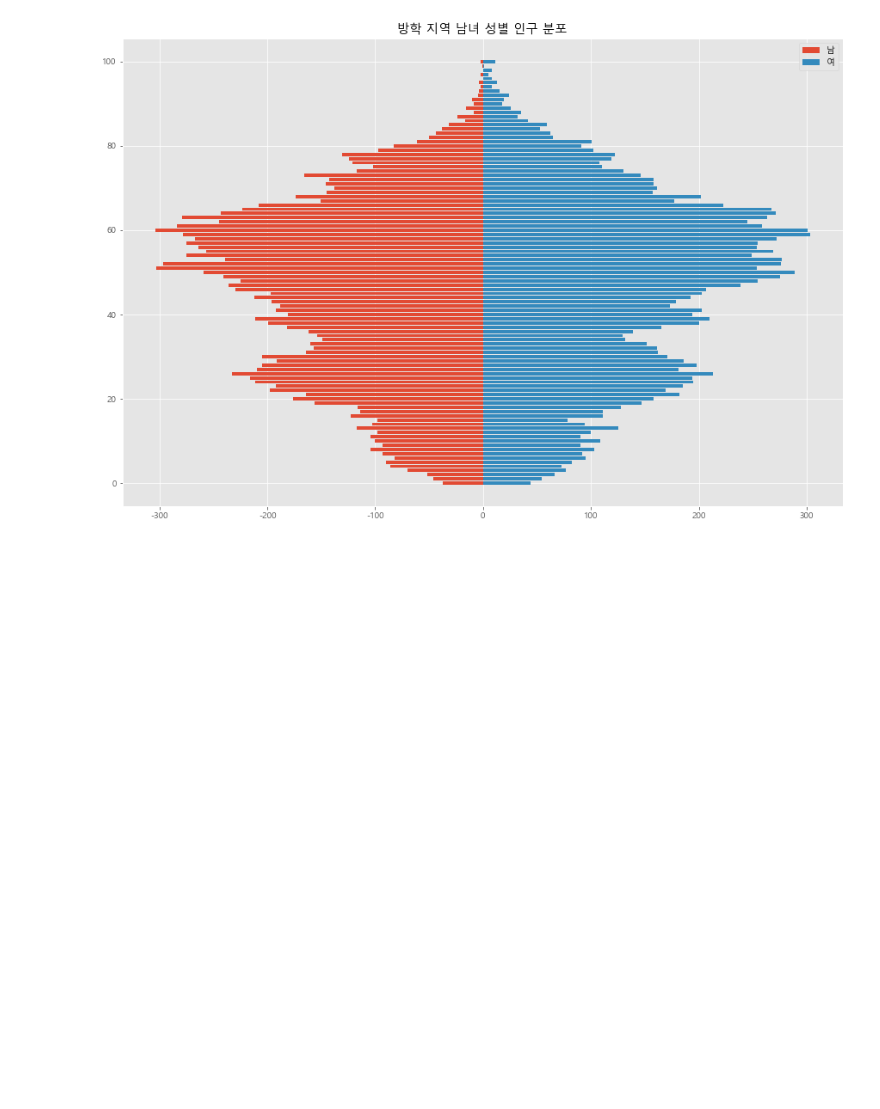
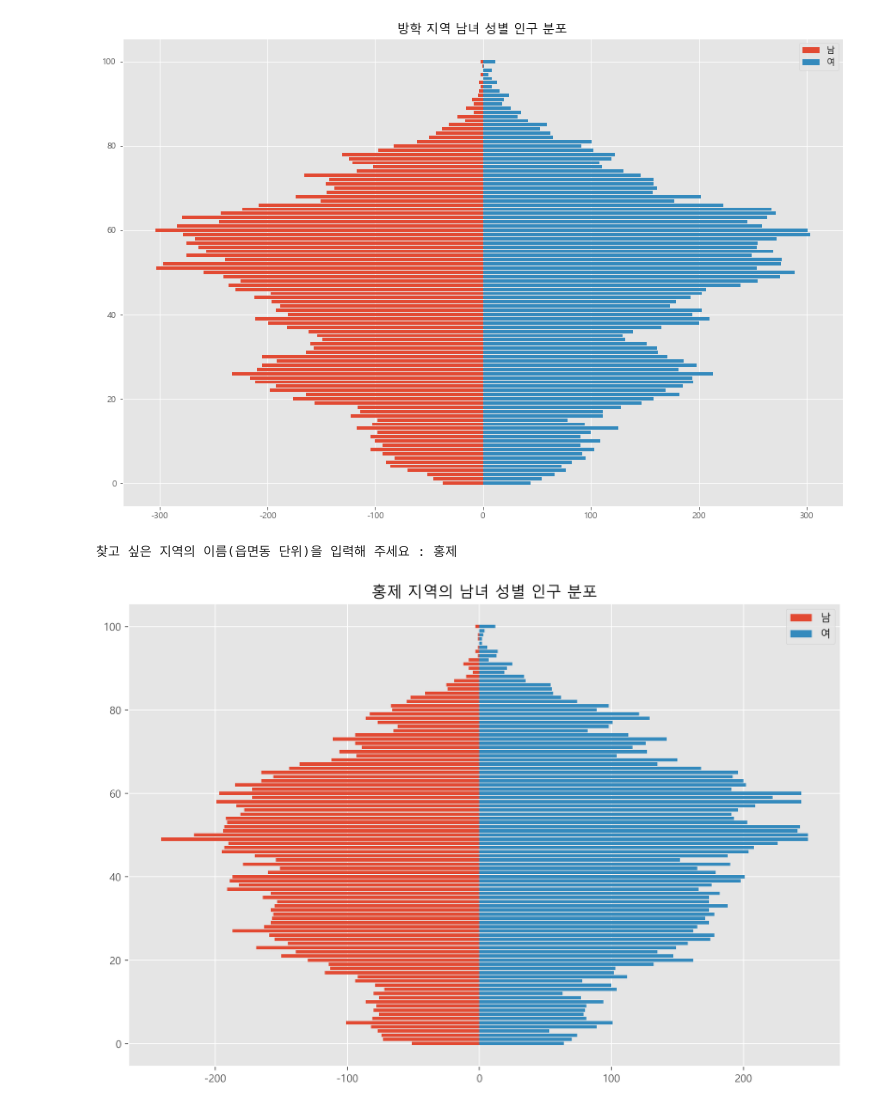
Before and after one commit to pmj3590/modoo_dataanalysis, a Jupyter notebook: people.ipynb, the cells around one changed output. Drawn from its saved outputs; the diff is of its cells as text; code cells hidden in the pictures; blank space fills up the shorter version.

```diff
--- a/people.ipynb
+++ b/people.ipynb
@@ -244,3 +245,28 @@ plt.legend()
 plt.show()
 # %% [output]
 [figure]
+# %%
+import csv
+f=open('gender1.csv')
+data=csv.reader(f)
+f=[]
+m=[]
+name=input('찾고 싶은 지역의 이름(읍면동 단위)을 입력해 주세요 : ') # 알고 싶은 지역명을 검색
+for row in data:
+    if name in row[0]:
+        for i in row[3:104]:
+            m.append(-int(i))
+        for i in row[106:]:
+            f.append(int(i))
+        break # 전체 데이터(처음부터 끝까지)에서 원하는 정보를 찾으면 반복을 그만둠
+
+plt.style.use('ggplot')
+plt.figure(figsize=(12, 8), dpi=300)
+plt.title(name+' 지역의 남녀 성별 인구 분포')
+plt.barh(range(101), m, label="남")
+plt.barh(range(101), f, label='여')
+plt.legend()
+plt.show()
+# %% [output]
+찾고 싶은 지역의 이름(읍면동 단위)을 입력해 주세요 : 홍제
+[figure, added]
```
Also changed, not shown: parts of 3 cells of this notebook.
